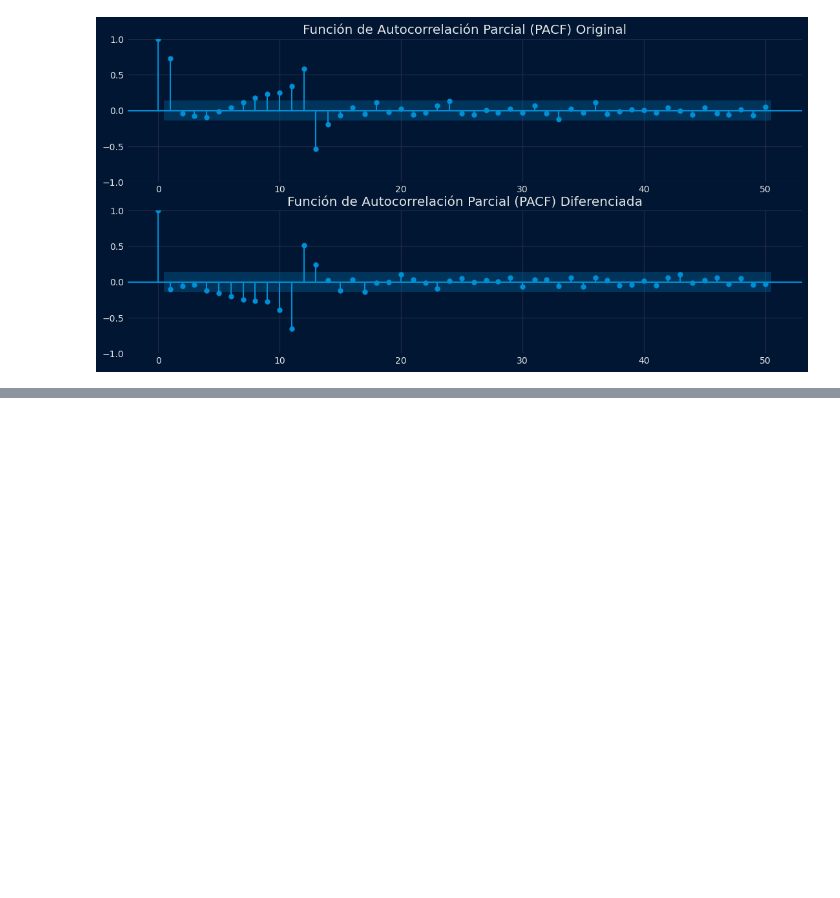
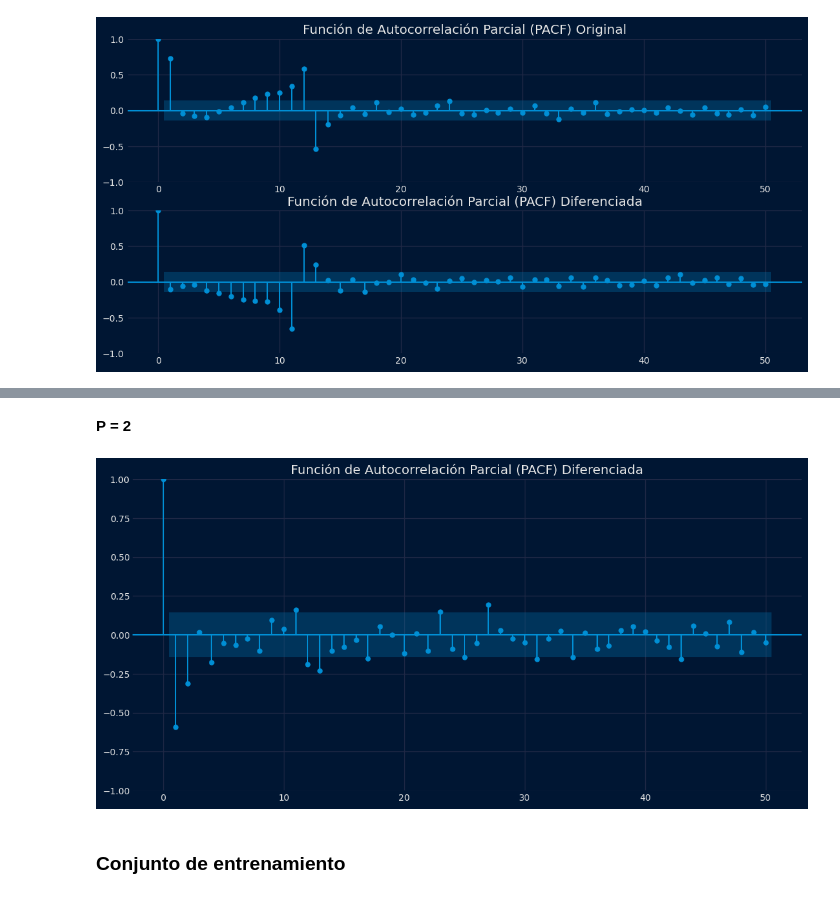
Before and after one commit to Tomaslopera/Scientific_Computing, a Jupyter notebook: Series Tiempo/Series_Tiempo.ipynb, the cells around one changed output, grey strips where cells are left out. Saved outputs shown, nothing was run; the diff lists cells and outputs as text; code cells hidden in the pictures; blank space fills up the shorter version.

```diff
--- a/Series Tiempo/Series_Tiempo.ipynb
+++ b/Series Tiempo/Series_Tiempo.ipynb
@@ -153,0 +185,11 @@ plt.show()
+# %% [markdown]
+**P = 2**
+# %%
+fig, ax = plt.subplots(figsize=(12, 6))
+plot_pacf(data_diff_12, lags=50, ax=ax, alpha=0.05)
+ax.set_title('Función de Autocorrelación Parcial (PACF) Diferenciada')
+plt.show()
+# %% [output]
+[figure, added]
+# %% [markdown]
+### Conjunto de entrenamiento
```
Also changed, not shown: parts of 17 cells of this notebook, 3 other files.
